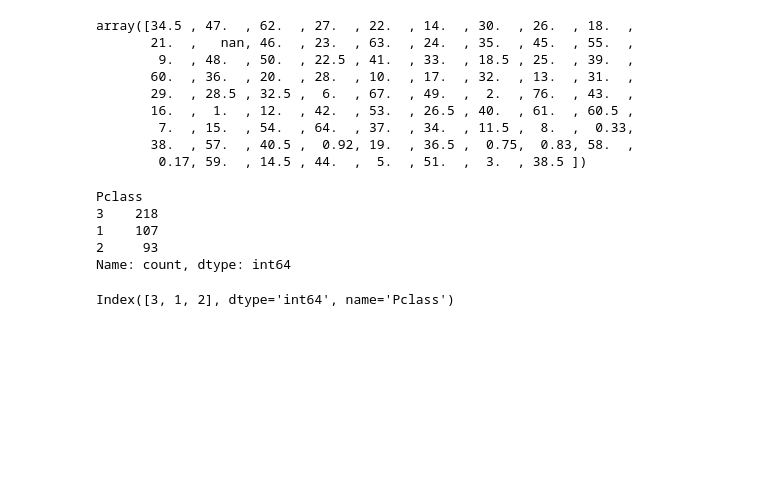
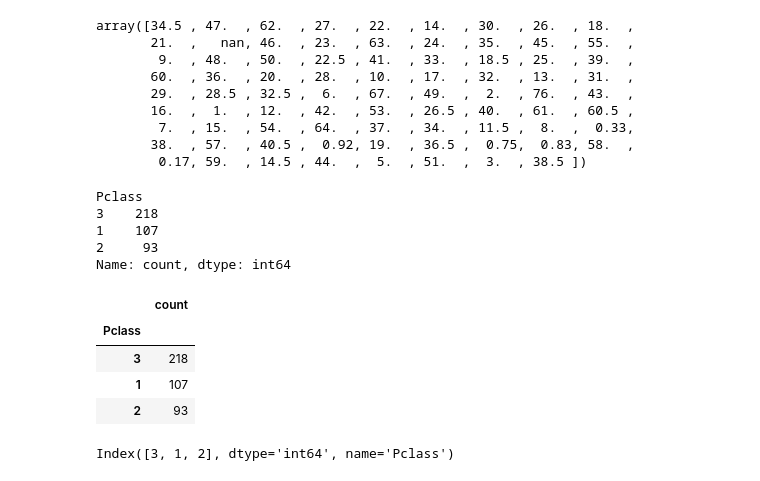
Before and after one commit to RDC28/da-ds-notes, a Jupyter notebook: Pandas/titanic.ipynb, the cells around one changed output. Cells and saved outputs as stored; diff of their text form; code cells hidden in the pictures; blank space fills up the shorter version.

```diff
--- a/Pandas/titanic.ipynb
+++ b/Pandas/titanic.ipynb
@@ -1,7 +1,10 @@
 # %%
-import pandas as pd
+import pandas as pd  # Import pandas for data manipulation
 
-df = pd.read_csv("Datasets/titanic.csv")
+# Read the Titanic dataset from a CSV file into a pandas DataFrame
+df = pd.read_csv("../Datasets/titanic.csv")
+
+# Display the DataFrame (first and last 5 rows by default)
 df
 # %% [output]
 |  | PassengerId | Survived | Pclass | Name | Sex | Age | SibSp | Parch | Ticket | Fare | ... |
@@ -165,4 +183,13 @@ Pclass
 1    107
 2     93
 Name: count, dtype: int64
+# %%
+# Create a DataFrame from the value counts of 'Pclass'
+pd.DataFrame(df['Pclass'].value_counts())
+# %% [output]
+|  | count |
+| Pclass |  |
+| 3 | 218 |
+| 1 | 107 |
+| 2 | 93 |
 # %%
```
Also changed, not shown: parts of 18 cells of this notebook, 1 other file.
